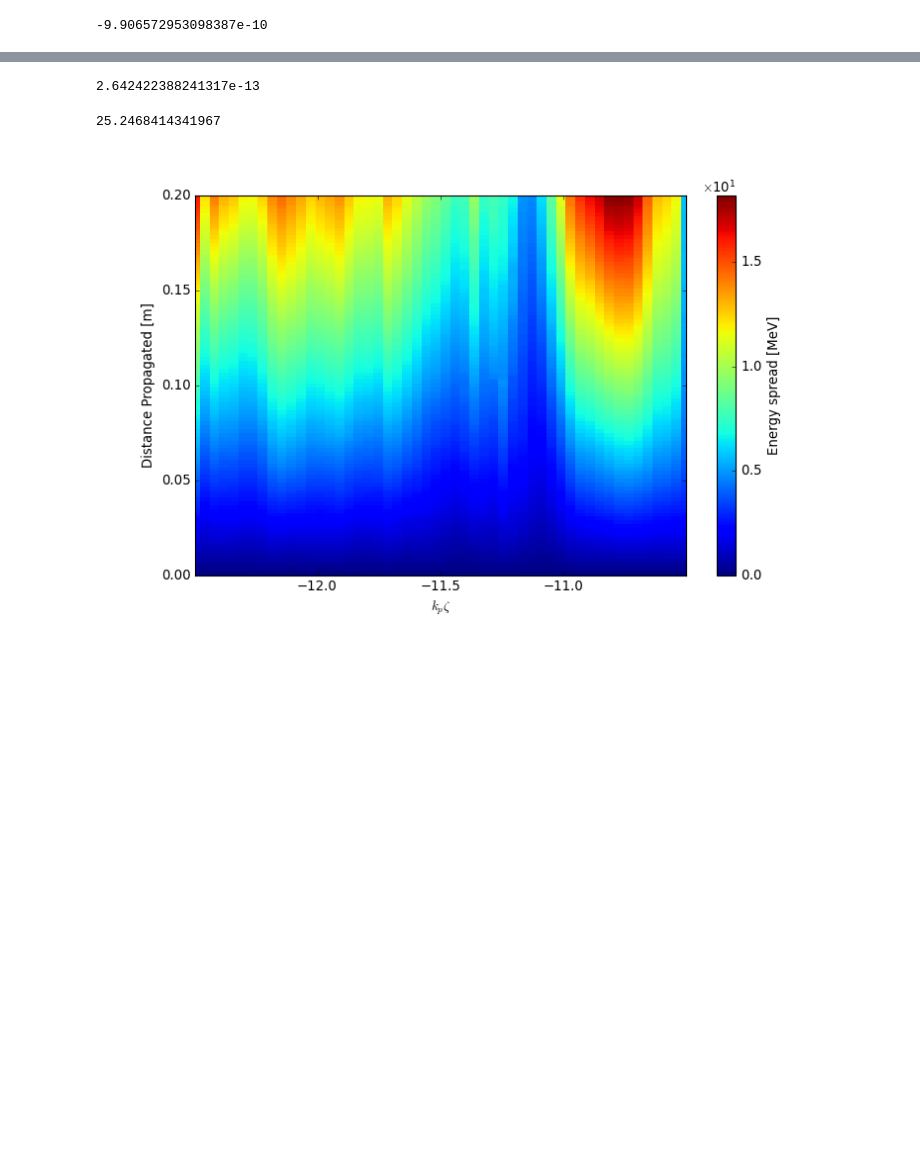
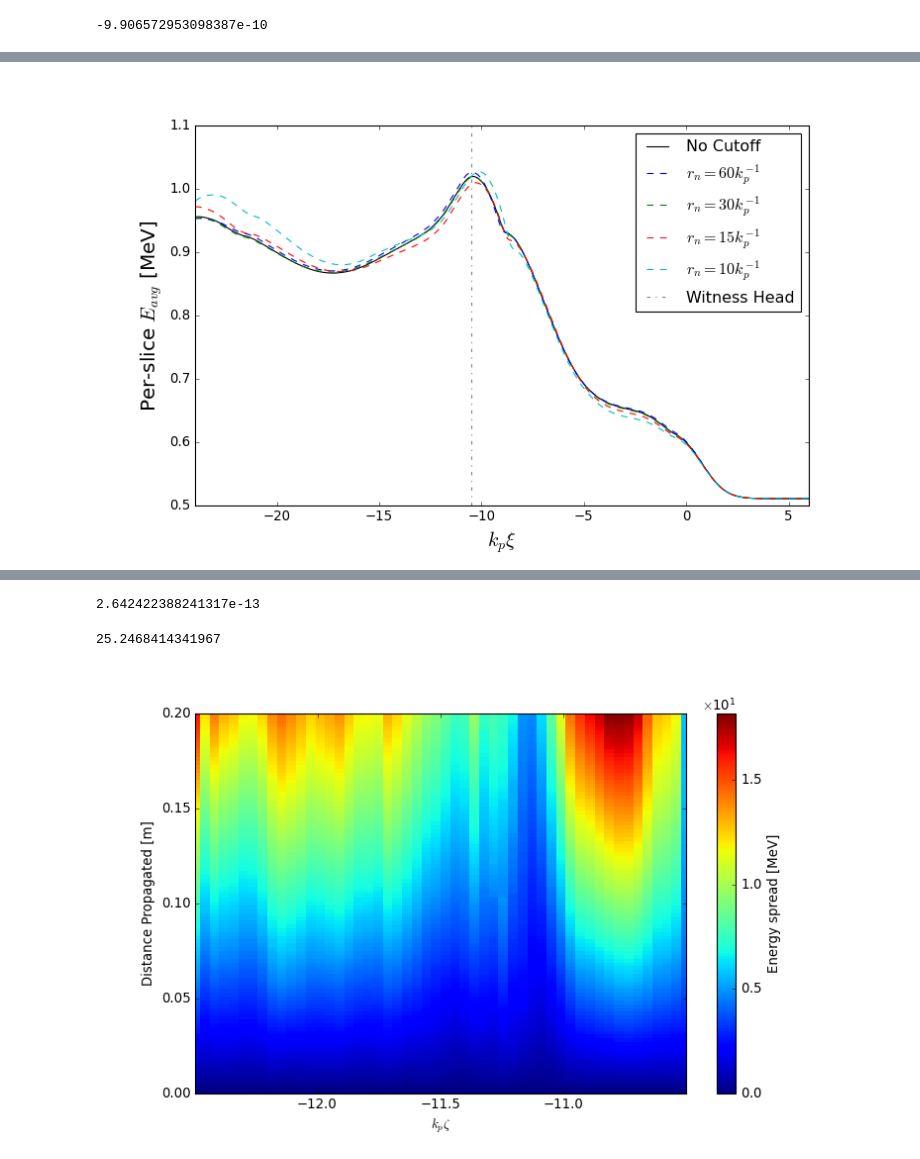
Before and after one commit to MaxVarverakis/PositronPWFA, a Jupyter notebook: analysis/filament.ipynb, the cells around one changed output, grey strips where cells are left out. Cells and saved outputs as stored; diff of their text form; code cells hidden in the pictures; blank space fills up the shorter version.

```diff
--- a/analysis/filament.ipynb
+++ b/analysis/filament.ipynb
@@ -141,0 +156,42 @@ plt.show()
+# %%
+data.electronInsitu = diag.read_file(f'/Users/max/HiPACE/recovery/filament/insitu/{d}/reduced_electrons.0000.txt')
+sixty = diag.read_file(f'/Users/max/HiPACE/recovery/filament/insitu/noneR/60.txt')
+Nsixty = diag.read_file(f'/Users/max/HiPACE/recovery/filament/insitu/noneR/n60.txt')
+thirty = diag.read_file(f'/Users/max/HiPACE/recovery/filament/insitu/noneR/30.txt')
+Nthirty = diag.read_file(f'/Users/max/HiPACE/recovery/filament/insitu/noneR/n30.txt')
+fifteen = diag.read_file(f'/Users/max/HiPACE/recovery/filament/insitu/noneR/15.txt')
+Nfifteen = diag.read_file(f'/Users/max/HiPACE/recovery/filament/insitu/noneR/n15.txt')
+ten = diag.read_file(f'/Users/max/HiPACE/recovery/filament/insitu/noneR/10.txt')
+Nten = diag.read_file(f'/Users/max/HiPACE/recovery/filament/insitu/noneR/n10.txt')
+
+plt.close()
+plt.figure(figsize = (10, 6))
+# for i in range(data.ts.iterations[-1]+1):
+    # plt.plot(data.info.z, 1e-6 * diag.energy_mean_eV(data.electronInsitu, True)[i])
+
+plt.plot(data.info.z, 1e-6 * diag.energy_mean_eV(data.electronInsitu, True)[0], 'k', label = 'No Cutoff')
+# plt.plot(np.linspace(-24, data.info.zmax, 1024), 1e-6 * diag.energy_mean_eV(sixty, True)[0], '--', label = '$r=60k_p^{-1}$')
+# plt.plot(np.linspace(-24, data.info.zmax, 1024), 1e-6 * diag.energy_mean_eV(thirty, True)[0], '--', label = '$r=30k_p^{-1}$')
+# plt.plot(np.linspace(-24, data.info.zmax, 1024), 1e-6 * diag.energy_mean_eV(fifteen, True)[0], '--', label = '$r=15k_p^{-1}$')
+# plt.plot(np.linspace(-24, data.info.zmax, 1024), 1e-6 * diag.energy_mean_eV(ten, True)[0], '--', label = '$r=10k_p^{-1}$')
+
+plt.plot(np.linspace(-24, data.info.zmax, 1024), 1e-6 * diag.energy_mean_eV(Nsixty, True)[0], '--', label = '$r_n=60k_p^{-1}$')
+plt.plot(np.linspace(-24, data.info.zmax, 1024), 1e-6 * diag.energy_mean_eV(Nthirty, True)[0], '--', label = '$r_n=30k_p^{-1}$')
+plt.plot(np.linspace(-24, data.info.zmax, 1024), 1e-6 * diag.energy_mean_eV(Nfifteen, True)[0], '--', label = '$r_n=15k_p^{-1}$')
+plt.plot(np.linspace(-24, data.info.zmax, 1024), 1e-6 * diag.energy_mean_eV(Nten, True)[0], '--', label = '$r_n=10k_p^{-1}$')
+
+# plt.plot(data.info.z, diag.temperature_in_eV(data.electronInsitu, True)[0] * 1e-6)
+plt.vlines(-10.5, .5, 1.1, color = 'gray', ls = '-.', label='Witness Head')
+
+# plt.vlines(max(front.zr), .5, 1., color = 'gray', linestyle = '--', alpha = .5, label = '_Recovery Head')
+
+plt.xlabel(r'$k_p\xi$', fontsize = 18)
+plt.ylabel(r'Per-slice $E_{avg}$ [MeV]', fontsize = 18)
+plt.xlim(-24, data.info.zmax)
+# plt.xlim(data.info.zmin, data.info.zmax)
+# plt.ylim(.5, 1.)
+plt.legend(loc = 'best')
+# plt.savefig('/Users/max/HiPACE/recovery/images/fPlasmaEnergy.png', dpi = 300, bbox_inches = 'tight')
+plt.show()
+# %% [output]
+[figure, added]
```
Also changed, not shown: parts of 16 cells of this notebook, 6 other files.
